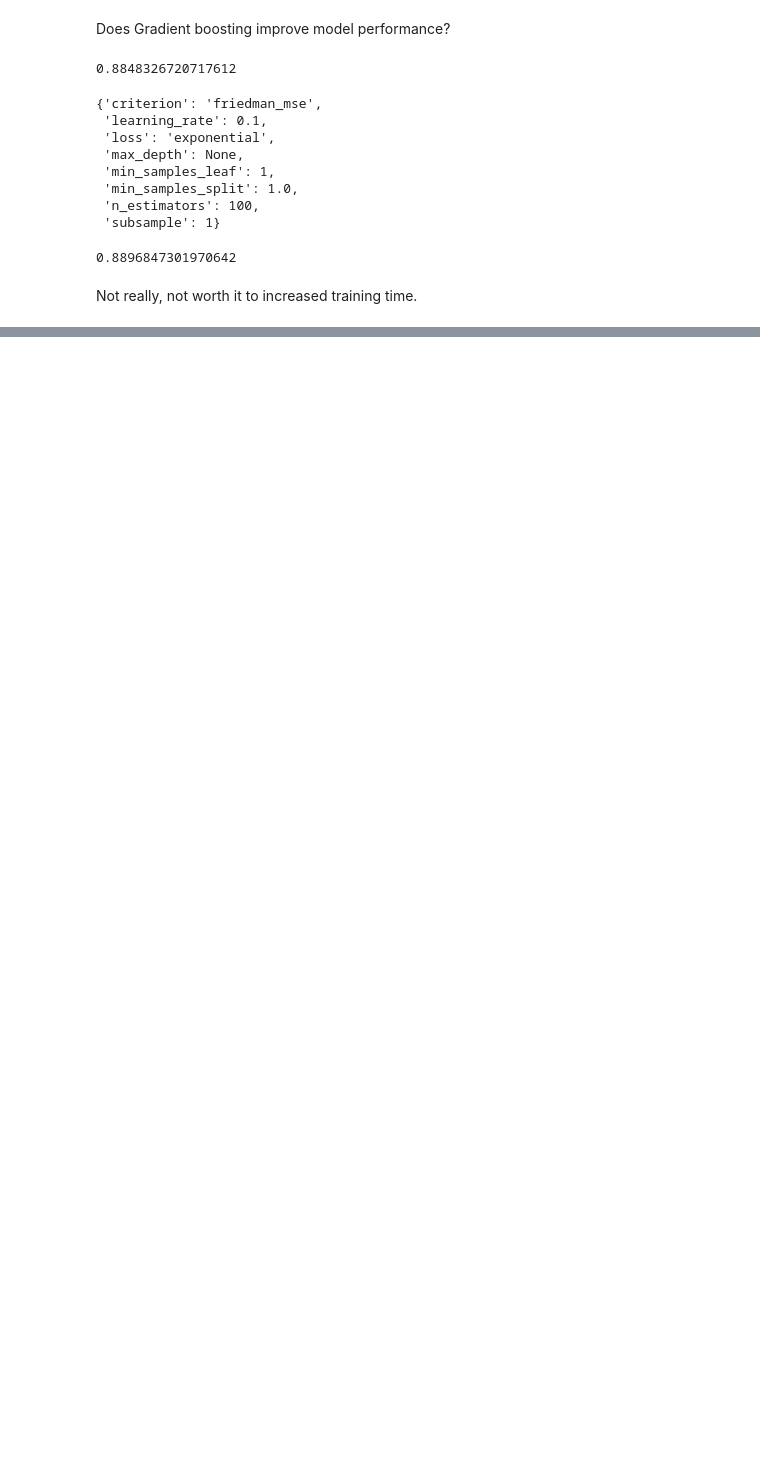
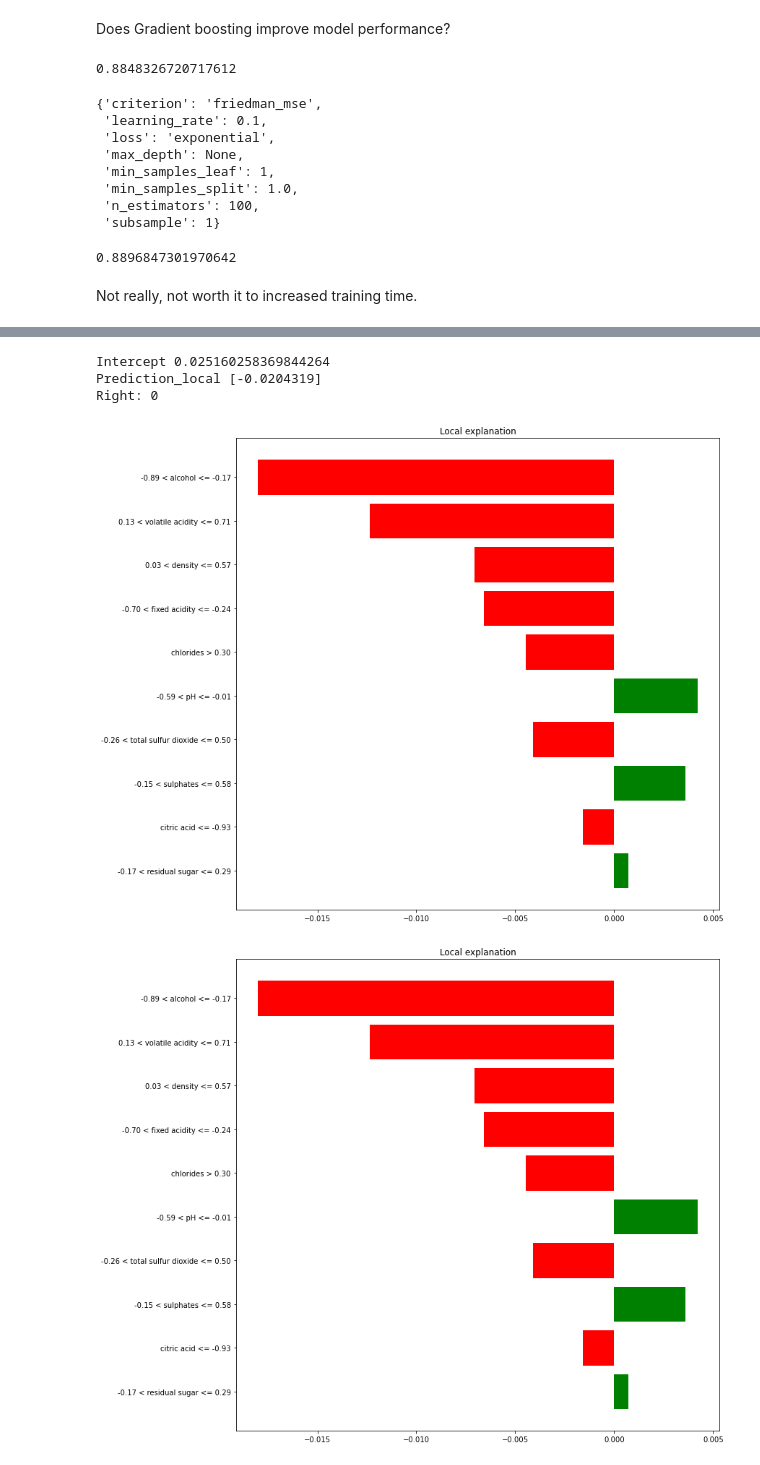
Before and after one commit to dtrakht/1001-Team-Project, a Jupyter notebook: code/red-wine.ipynb, the cells around one changed output, grey strips where cells are left out. Saved outputs shown, nothing was run; the diff lists cells and outputs as text; code cells hidden in the pictures; blank space fills up the shorter version.

Commit message:
adding LIME explanation

```diff
--- a/code/red-wine.ipynb
+++ b/code/red-wine.ipynb
@@ -781,0 +805,23 @@ Not really, not worth it to increased training time.
+# %%
+import lime
+import lime.lime_tabular
+
+X =  reds[['fixed acidity', 'volatile acidity', 'citric acid', 'residual sugar','chlorides', 'free sulfur dioxide', 'total sulfur dioxide', 'density','pH', 'sulphates', 'alcohol']]
+X_featurenames = X.columns
+
+explainer = lime.lime_tabular.LimeTabularExplainer(np.array(x_train),
+                    feature_names=X_featurenames,
+                    class_names=['quality'],
+                    # categorical_features=,
+                    # There is no categorical features in this example, otherwise specify them.
+                    verbose=True, mode='regression')
+# %%
+rf_fit = rf_tuned.fit(x_train, y_train)
+exp = explainer.explain_instance(x_test.iloc[0], rf_tuned.predict)
+exp.as_pyplot_figure()
+# %% [output]
+Intercept 0.025160258369844264
+Prediction_local [-0.0204319]
+Right: 0
+[figure, added]
+[figure, added]
```
Also changed, not shown: parts of 11 cells of this notebook.
